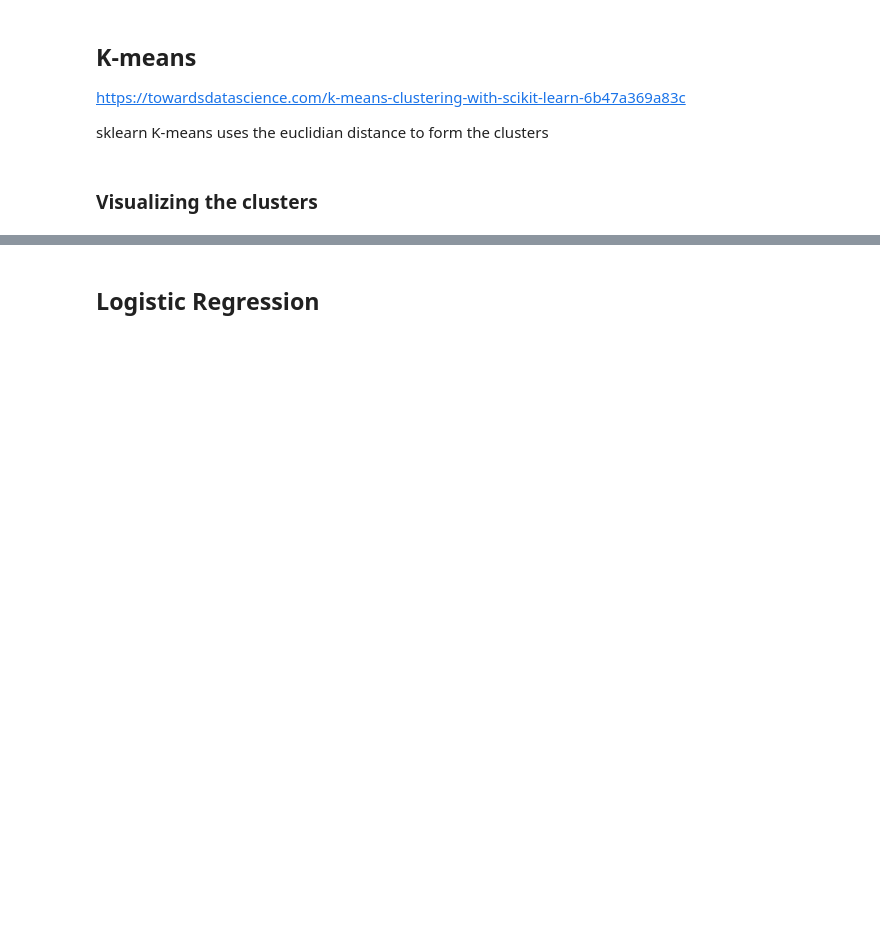
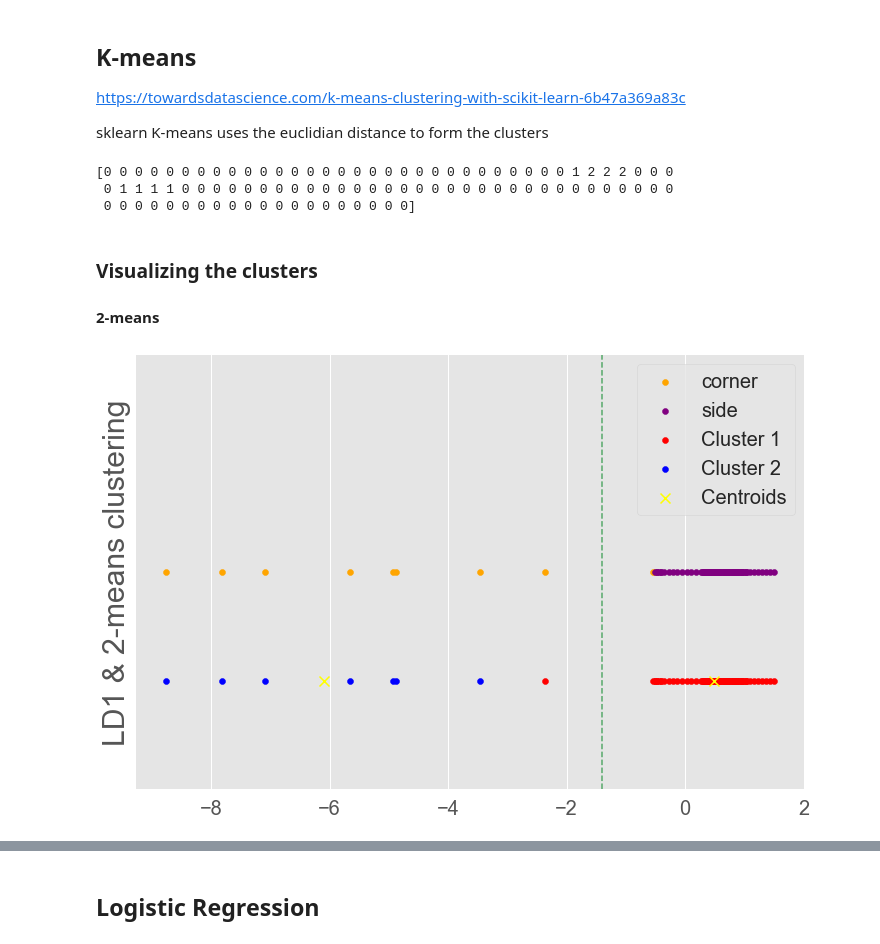
Before and after one commit to ej3517/FYP_EEE_Proprioceptive_Robot_Hand, a Jupyter notebook: DataProcessing/lda_cluster_sim_window.ipynb, the cells around one changed output, grey strips where cells are left out. Drawn from its saved outputs; the diff is of its cells as text; code cells hidden in the pictures; blank space fills up the shorter version.

```diff
--- a/DataProcessing/lda_cluster_sim_window.ipynb
+++ b/DataProcessing/lda_cluster_sim_window.ipynb
@@ -224,7 +245,49 @@ https://towardsdatascience.com/k-means-clustering-with-scikit-learn-6b47a369a83c
 sklearn K-means uses the euclidian distance to form the clusters
 # %%
 from sklearn.cluster import KMeans
-kmeans = KMeans(n_clusters=2, init ='k-means++', max_iter=300, n_init=10,random_state=0 )
-y_kmeans = kmeans.fit_predict(lda_X)
+
+# 2-means clustering
+k2means = KMeans(n_clusters=2, init ='k-means++', max_iter=300, n_init=10,random_state=0 )
+y_k2means = k2means.fit_predict(lda_X)
+
+# 3-mens clustering
+k3means = KMeans(n_clusters=3, init ='k-means++', max_iter=300, n_init=10,random_state=0 )
+y_k3means = k3means.fit_predict(lda_X)
+# %% [output]
+[0 0 0 0 0 0 0 0 0 0 0 0 0 0 0 0 0 0 0 0 0 0 0 0 0 0 0 0 0 0 1 2 2 2 0 0 0
+ 0 1 1 1 1 0 0 0 0 0 0 0 0 0 0 0 0 0 0 0 0 0 0 0 0 0 0 0 0 0 0 0 0 0 0 0 0
+ 0 0 0 0 0 0 0 0 0 0 0 0 0 0 0 0 0 0 0 0]
 # %% [markdown]
 ### Visualizing the clusters
+#### 2-means
+# %%
+SMALL_SIZE = 8
+MEDIUM_SIZE = 20
+BIGGER_SIZE = 30
+
+plt.rc('font', size=BIGGER_SIZE)          # controls default text sizes
+plt.rc('axes', titlesize=BIGGER_SIZE)     # fontsize of the axes title
+plt.rc('axes', labelsize=BIGGER_SIZE)    # fontsize of the x and y labels
+plt.rc('xtick', labelsize=MEDIUM_SIZE)    # fontsize of the tick labels
+plt.rc('ytick', labelsize=MEDIUM_SIZE)    # fontsize of the tick labels
+plt.rc('legend', fontsize=MEDIUM_SIZE)    # legend fontsize
+plt.rc('figure', titlesize=BIGGER_SIZE)  # fontsize of the figure title
+
+fig, ax = plt.subplots()
+plt.style.use("ggplot")
+plt.rcParams["figure.figsize"] = (12,8)
+ax.axes.yaxis.set_ticks([])
+plt.ylabel('LD1 & 2-means clustering')
+plt.scatter(lda_X[y==0], np.full((len(lda_X[y==0]),),2), color='orange', label='corner')
+plt.scatter(lda_X[y==1], np.full((len(lda_X[y==1]),),2), color='purple', label='side')
+plt.scatter(lda_X[y_k2means==0], np.full((len(lda_X[y_k2means==0]),),1.0), c='red', label ='Cluster 1')
+plt.scatter(lda_X[y_k2means==1], np.full((len(lda_X[y_k2means==1]),),1.0), c='blue', label ='Cluster 2')
+plt.scatter(k2means.cluster_centers_[:, 0], np.full((len(k2means.cluster_centers_[:, 0]),),1.0),
+            s=100, c='yellow', marker='x',label = 'Centroids')
+plt.plot([-1.4,-1.4],[0,4],'--',color='g')
+plt.ylim(0,4)
+ax.legend()
+#plt.savefig('LD1_2_means_clustering.png')
+#Plot the centroid. This time we're going to use the cluster centres  #attribute that returns here the coordinates of the centroid.
+# %% [output]
+[figure, added]
```
Also changed, not shown: parts of 15 cells of this notebook, 2 other files.
